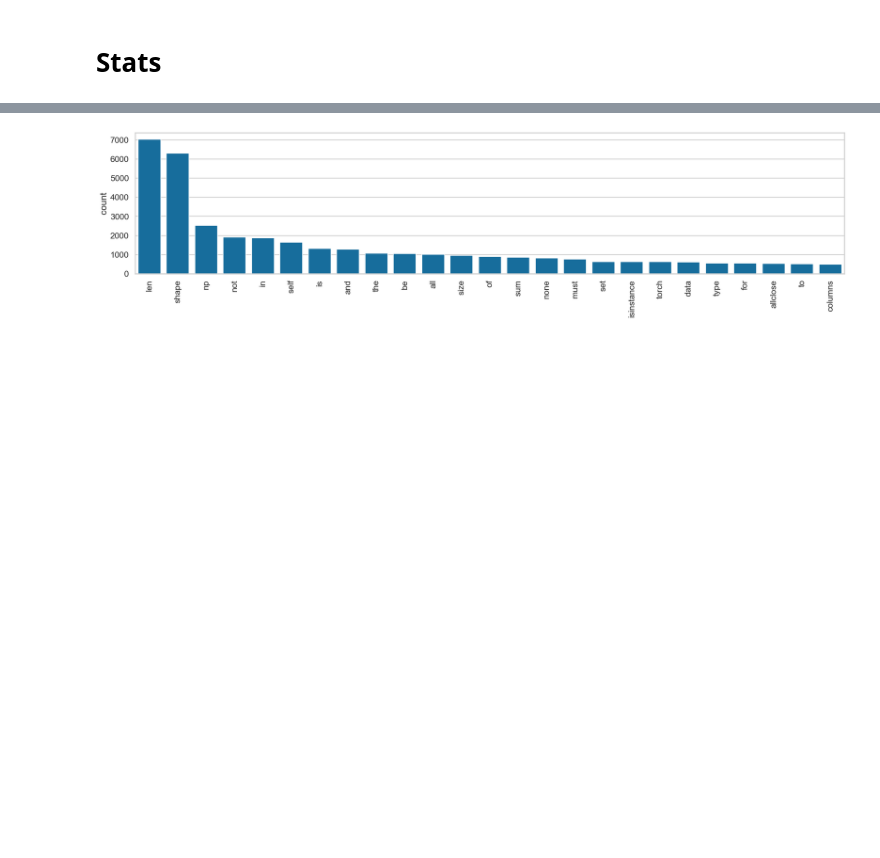
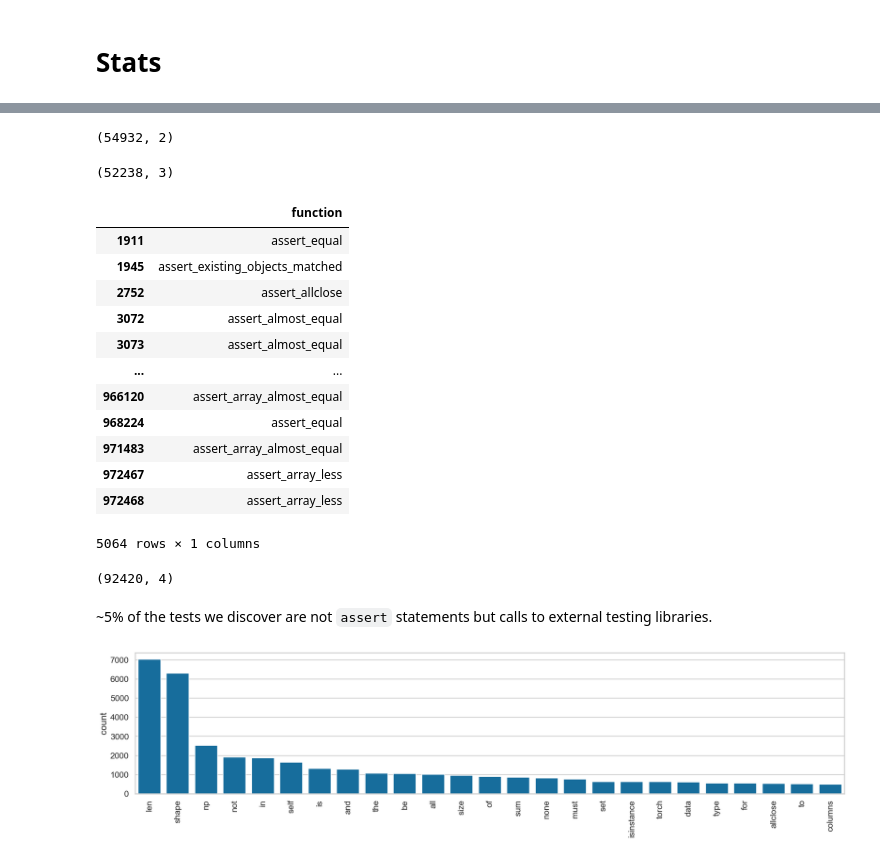
Before and after one commit to arumoy-shome/shome2023notebook, a Jupyter notebook: docs/analysis.ipynb, the cells around one changed output, grey strips where cells are left out. Cells and saved outputs as stored; diff of their text form; code cells hidden in the pictures; blank space fills up the shorter version.

```diff
--- a/docs/analysis.ipynb
+++ b/docs/analysis.ipynb
@@ -53,0 +44,66 @@ asserts
+# %%
+asserts = pd.read_csv(
+    "data/shome2023notebook/asserts.csv",
+    header=None,
+    names=["cell_type", "source", "notebook", "above", "below"],
+    usecols=lambda x: x in ["notebook", "source"]
+)
+asserts.shape
+# %% [output]
+(54932, 2)
+# %%
+# collect all tests (any python statement where "assert" keyword appears)
+# then we can do some general exploration to see that python asserts are the most popular form of writing tests (thats why we focus here)
+
+def get_ast(source: str) -> ast.Module:
+    try:
+        tree = ast.parse(source)
+    except:
+        tree = None
+    finally:
+        return tree
+
+asserts.loc[:, "ast"] = asserts["source"].apply(get_ast)
+asserts = asserts.loc[asserts["ast"].notna()]
+asserts = asserts.loc[
+    asserts["ast"].map(lambda x: True if list(ast.walk(x)) else False)
+]
+asserts.shape
+# %% [output]
+(52238, 3)
+# %%
+class FunctionNameCollector(ast.NodeVisitor):
+    def __init__(self):
+        self.names = []
+
+    def visit_Name(self, node: ast.Name) -> None:
+        self.names.append(node.id)
+
+    def visit_Attribute(self, node: ast.Attribute) -> None:
+        self.names.append(node.attr)
+
+collector = FunctionNameCollector()
+call_nodes = asserts["ast"].apply(
+    lambda x: [node for node in ast.walk(x) if isinstance(node, ast.Call)]
+).explode().dropna()
+
+for _, node in call_nodes.items():
+    collector.visit(node.func)
+
+names = pd.DataFrame(data=collector.names, columns=["function"])
+# %%
+names.loc[names["function"].str.contains("assert")]
+# %% [output]
+|  | function |
+| 1911 | assert_equal |
+| 1945 | assert_existing_objects_matched |
+| 2752 | assert_allclose |
+| 3072 | assert_almost_equal |
+| 3073 | assert_almost_equal |
+| ... | ... |
+| 966120 | assert_array_almost_equal |
+| 968224 | assert_equal |
+| 971483 | assert_array_almost_equal |
+| 972467 | assert_array_less |
+| 972468 | assert_array_less |
+5064 rows × 1 columns
@@ -54,3 +126,9 @@ asserts
+# %%
+asserts.shape
+# %% [output]
+(92420, 4)
+# %% [markdown]
+~5% of the tests we discover are not `assert` statements but calls to external testing libraries.
 # %%
 vectorizer = CountVectorizer(
     stop_words=["assert"],
```
Also changed, not shown: parts of 10 cells of this notebook, 5 other files.
